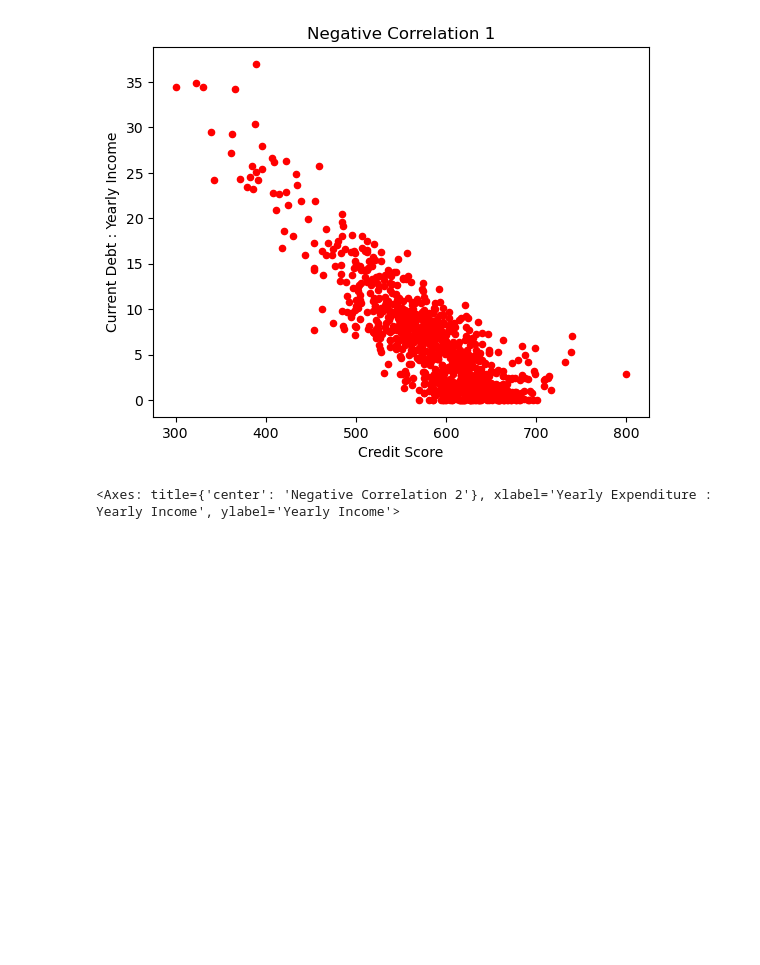
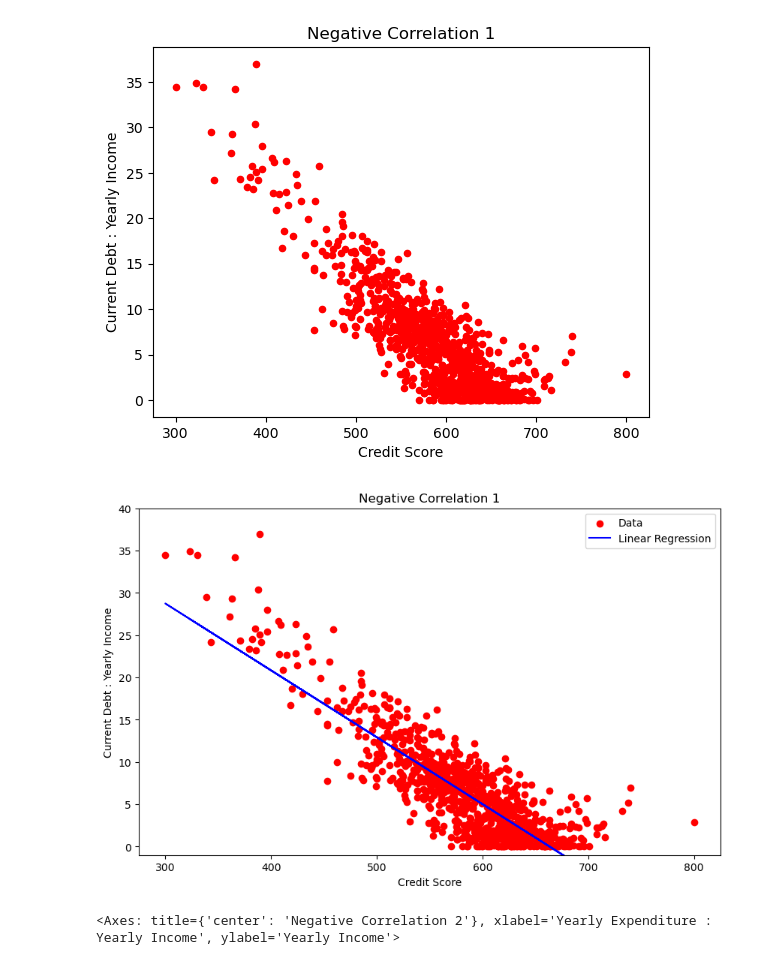
Before and after one commit to duffind/Project_1_Credit_Safari, a Jupyter notebook: Consumer Credit Analysis-main.ipynb, the cells around one changed output. Cells and saved outputs as stored; diff of their text form; code cells hidden in the pictures; blank space fills up the shorter version.

```diff
--- a/Consumer Credit Analysis-main.ipynb
+++ b/Consumer Credit Analysis-main.ipynb
@@ -293,6 +357,28 @@ credit_score_df.plot(x='Credit Score', y='Current Debt : Yearly Income', kind='s
 # %% [output]
 <Axes: title={'center': 'Negative Correlation 1'}, xlabel='Credit Score', ylabel='Current Debt : Yearly Income'>
 [figure]
+# %%
+X = credit_score_df['Credit Score']
+y = credit_score_df['Current Debt : Yearly Income']
+
+# Linear regression
+slope, intercept, r_value, p_value, std_err = st.linregress(X, y)
+
+# Plot data points
+plt.figure(figsize=(10, 6))  # Resize in order to map all data points
+plt.scatter(X, y, color='red', label='Data')
+
+# Plot the regression line
+plt.plot(X, slope * X + intercept, color='blue', label='Linear Regression')
+
+plt.xlabel('Credit Score')
+plt.ylabel('Current Debt : Yearly Income')
+plt.title('Negative Correlation 1')
+plt.legend()
+plt.ylim(-1, 40)  # adjusted y axis to capture all data points
+plt.show()
+# %% [output]
+[figure, added]
 # %%
 credit_score_df.plot(x='Yearly Expenditure : Yearly Income', y='Yearly Income', kind='scatter',
                     color='red', title='Negative Correlation 2')
```
Also changed, not shown: parts of 62 cells of this notebook.
